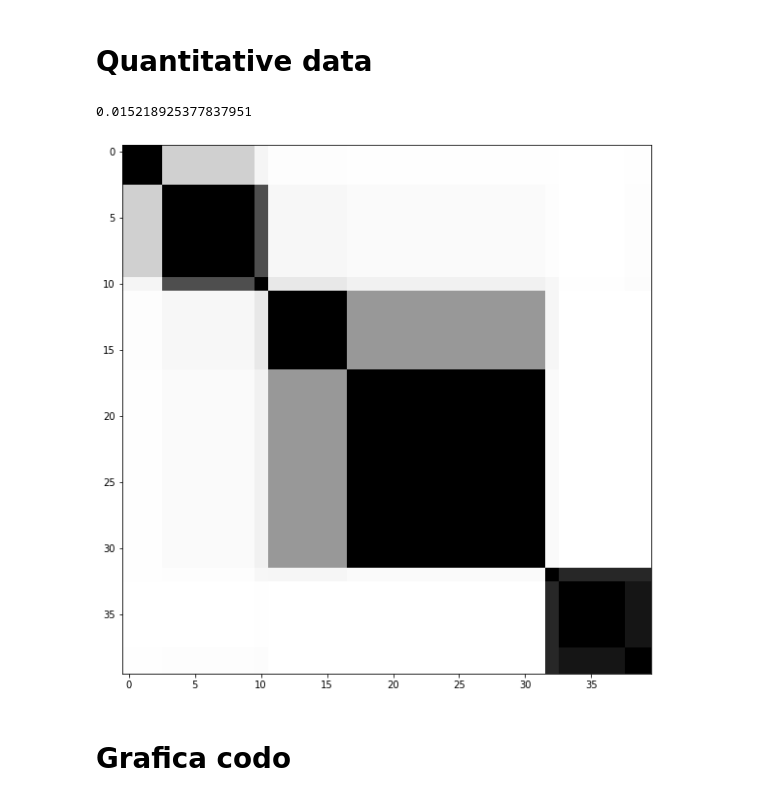
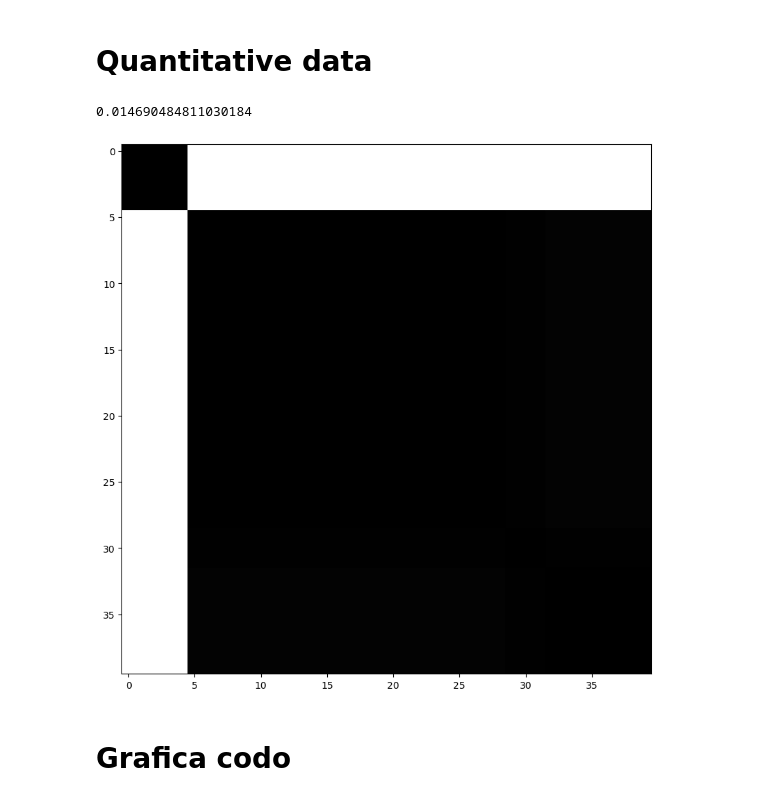
Before and after one commit to Bato007/LAB04-SDS, a Jupyter notebook: main copy.ipynb, the cells around one changed output. Drawn from its saved outputs; the diff is of its cells as text; code cells hidden in the pictures.

```diff
--- a/main copy.ipynb
+++ b/main copy.ipynb
@@ -36,12 +33,6 @@ seed = random.seed(123)
 # Variable classification
 data = pd.read_csv('./data.csv', encoding = "ISO-8859-1")
 data = data.drop('index', axis=1)
-data = data.explode('sectionName')
-data = data.explode('virtualAddress')
-data = data.explode('virtualSize')
-data = data.explode('rawDataSize')
-data = data.explode('dll')
-data = data.explode('functions')
 # %%
 print('Number of columns:', len(data))
 data.head()
@@ -60,3 +51,6 @@ def removeSpecialChars(value):
 
 data["dll"] = data["dll"].apply(removeSpecialChars)
 data["functions"] = data["functions"].apply(removeSpecialChars)
+# %%
+numeric_data = data.select_dtypes(include=np.number)
+numeric_data.head()
@@ -63,8 +64,10 @@ data["functions"] = data["functions"].apply(removeSpecialChars)
 # %%
-dataBodyList = data["functions"].to_list()
-bv = TfidfVectorizer(min_df=0.2, max_df=0.8, use_idf=True, ngram_range=(2,10))
-bv_matrix = bv.fit_transform(dataBodyList)
-vocabulario = bv.get_feature_names()
-bv_matrix = bv_matrix.toarray()
-df_bv = pd.DataFrame(bv_matrix, columns=vocabulario)
-df_bv
+def getBagOfWords(row_name):
+  dataBodyList = data[row_name].to_list()
+  bv = TfidfVectorizer(min_df=0.2, max_df=0.8, use_idf=True, ngram_range=(2,10))
+  bv_matrix = bv.fit_transform(dataBodyList)
+  vocabulario = bv.get_feature_names()
+  bv_matrix = bv_matrix.toarray()
+  return pd.DataFrame(bv_matrix, columns=vocabulario)
+df_bvf = getBagOfWords('functions')
+df_bvdll = getBagOfWords('dll')
@@ -89,0 +74,3 @@ df_bv
+# %%
+final_data = pd.concat([numeric_data, df_bvf, df_bvdll], axis=1)
+final_data.head()
@@ -90,14 +85,14 @@ df_bv
 # %% [markdown]
 # Quantitative data
 # %%
-X_scale=sklearn.preprocessing.scale(df_bv)
+X_scale = sklearn.preprocessing.scale(final_data)
 pyclustertend.hopkins(X_scale, len(X_scale))
 # %% [output]
-0.015218925377837951
+0.014690484811030184
 # %%
-pyclustertend.vat(df_bv)
+pyclustertend.vat(final_data)
 # %% [output]
-[figure, old version]
+[figure, new version]
 # %% [markdown]
 # Grafica codo
 # %%
```
Also changed, not shown: parts of 16 cells of this notebook, 2 other files.
